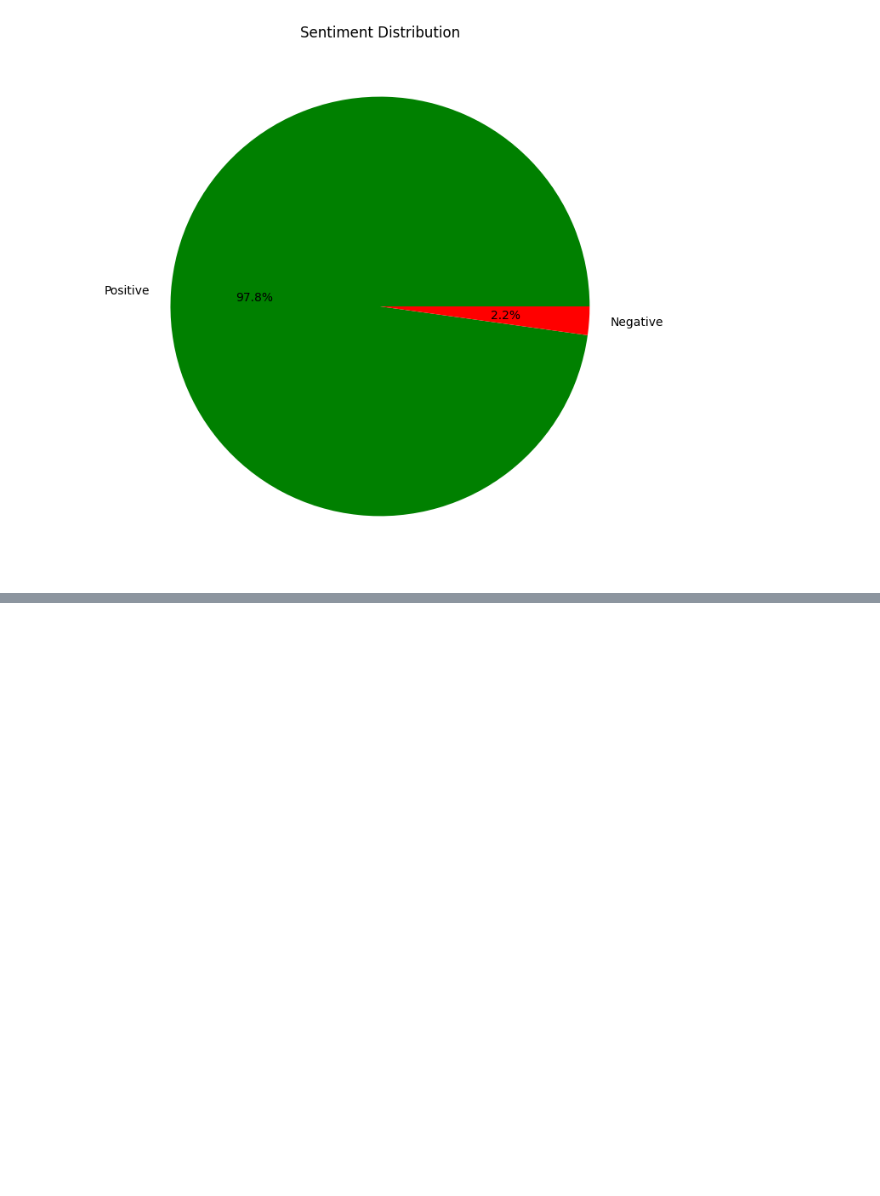
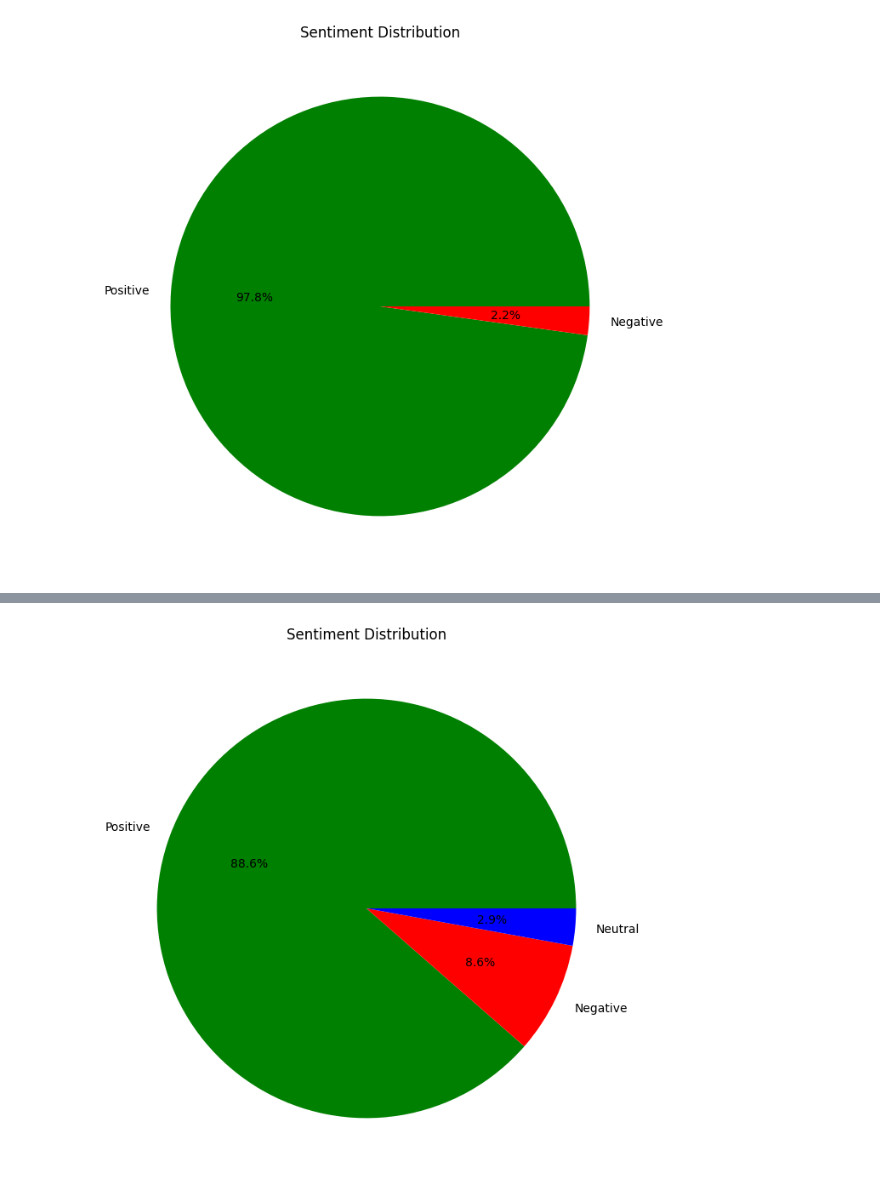
Before and after one commit to HuzaifaAliBaig/Data-Science-Labs, a Jupyter notebook: Lab 6/scraping.ipynb, the cells around one changed output, grey strips where cells are left out. Drawn from its saved outputs; the diff is of its cells as text; code cells hidden in the pictures; blank space fills up the shorter version.

```diff
--- a/Lab 6/scraping.ipynb
+++ b/Lab 6/scraping.ipynb
@@ -71,0 +86,3 @@ df.head(10)
+# %%
+url_fit = 'https://www.ebay.com/urw/11pcs-Fitness-Latex-Resistance-Bands-Set-Training-Exercise-Yoga-Gym-Elastic-Band/product-reviews/6046874871?pgn=1'
+links_fit =  link_generator(url_fit)
@@ -115,0 +224,7 @@ plt.show()
+# %%
+plt.figure(figsize=(8, 8))
+plt.pie(sentiment_counts_Combined, labels=sentiment_counts_Combined.index, autopct='%1.1f%%', colors=['green', 'red', 'blue'])
+plt.title('Sentiment Distribution')
+plt.show()
+# %% [output]
+[figure, added]
```
Also changed, not shown: parts of 28 cells of this notebook.
